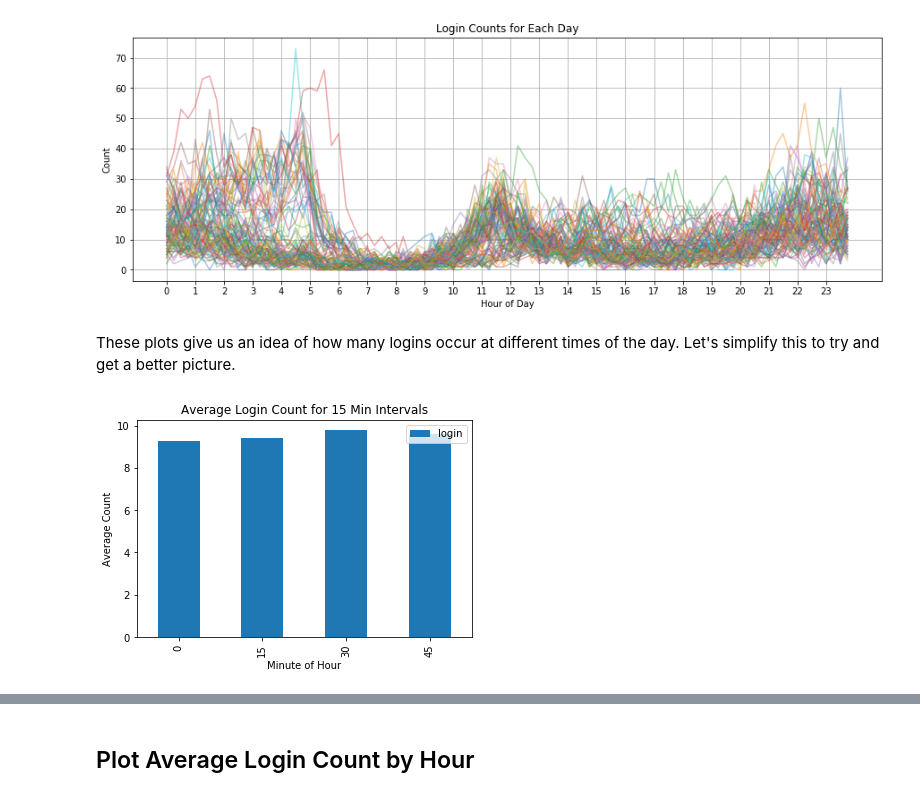
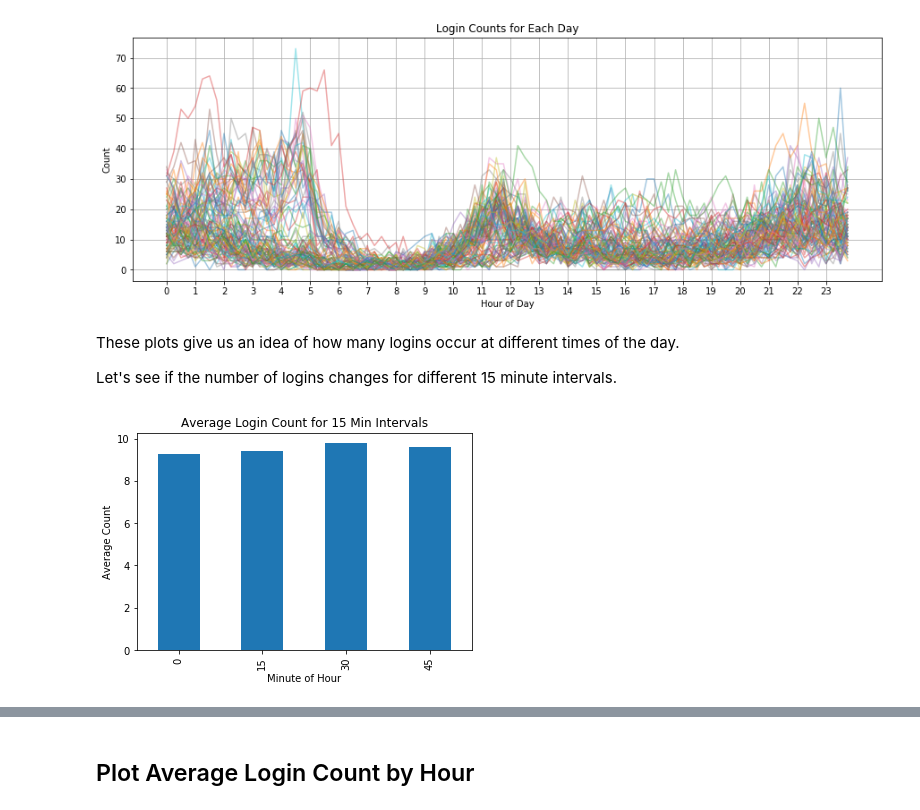
Before and after one commit to andrewyyip/Springboard-CT, a Jupyter notebook: Ultimate_Challenge.ipynb, the cells around one changed output, grey strips where cells are left out. Saved outputs shown, nothing was run; the diff lists cells and outputs as text; code cells hidden in the pictures.

```diff
--- a/Ultimate_Challenge.ipynb
+++ b/Ultimate_Challenge.ipynb
@@ -94,14 +94,17 @@ plt.show()
 [figure]
 [figure]
 # %% [markdown]
-These plots give us an idea of how many logins occur at different times of the day.  Let's simplify this to try and get a better picture.
+These plots give us an idea of how many logins occur at different times of the day.
+
+Let's see if the number of logins changes for different 15 minute intervals.
 # %%
+df_15min = df_login.set_index('login_time').resample('15T').count().reset_index()
+
 #plot average login counts for 15 minute intervals
-df_15min = df.set_index('login_time').resample('15T').count().reset_index()
-df_15min.groupby(df_15min.login_time.dt.minute).mean().plot(kind='bar')
+df_15min.groupby(df_15min.login_time.dt.minute).mean().plot(kind='bar', legend=False)
 plt.title('Average Login Count for 15 Min Intervals')
 plt.xlabel('Minute of Hour')
 plt.ylabel('Average Count')
 plt.show()
 # %% [output]
-[figure, old version]
+[figure, new version]
```
Also changed, not shown: parts of 10 cells of this notebook.
